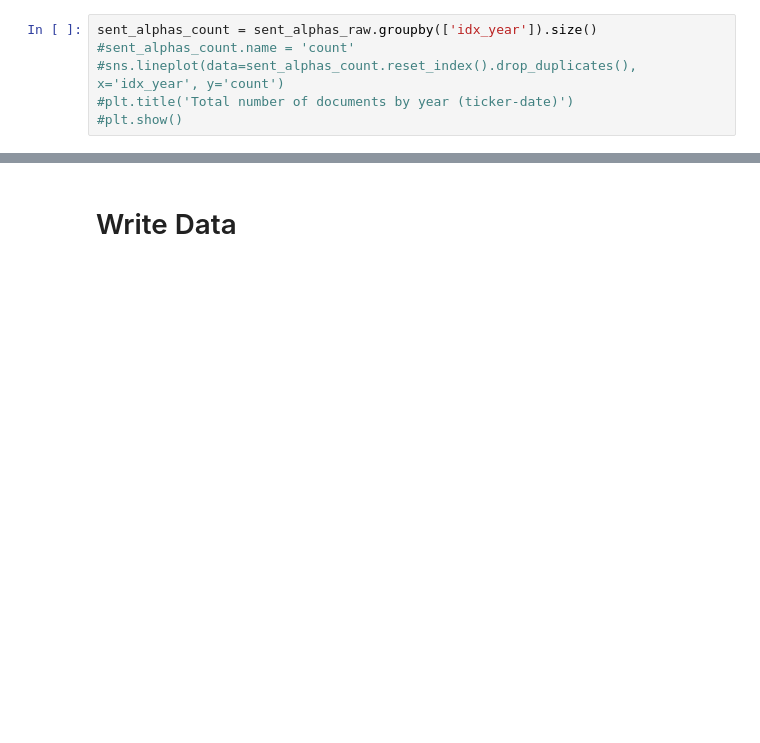
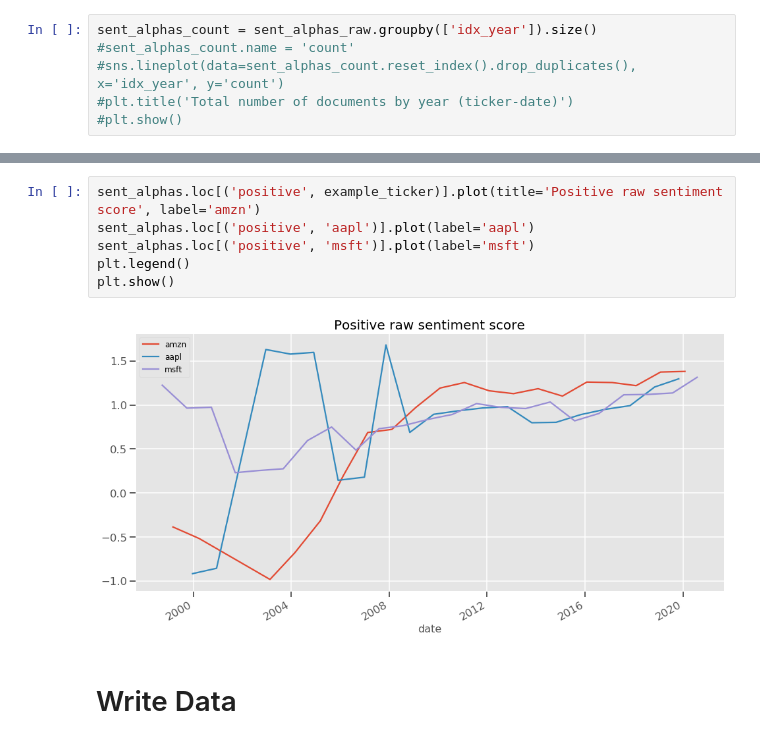
Before and after one commit to manualrg/dslab-ai-for-trading, a Jupyter notebook: notebooks/05_nlp_quant/02_10ksent_rulesent.ipynb, the cells around one changed output, grey strips where cells are left out. Drawn from its saved outputs; the diff is of its cells as text; blank space fills up the shorter version.

```diff
--- a/notebooks/05_nlp_quant/02_10ksent_rulesent.ipynb
+++ b/notebooks/05_nlp_quant/02_10ksent_rulesent.ipynb
@@ -256,4 +267,12 @@ interesting  zts     2019-02-14   -0.355980
 Name: sentiment_score, dtype: float64
+# %%
+sent_alphas.loc[('positive', example_ticker)].plot(title='Positive raw sentiment score', label='amzn')
+sent_alphas.loc[('positive', 'aapl')].plot(label='aapl')
+sent_alphas.loc[('positive', 'msft')].plot(label='msft')
+plt.legend()
+plt.show()
+# %% [output]
+[figure, added]
 # %% [markdown]
 # Write Data
 # %%
```
Also changed, not shown: parts of 10 cells of this notebook, 2 other files.
